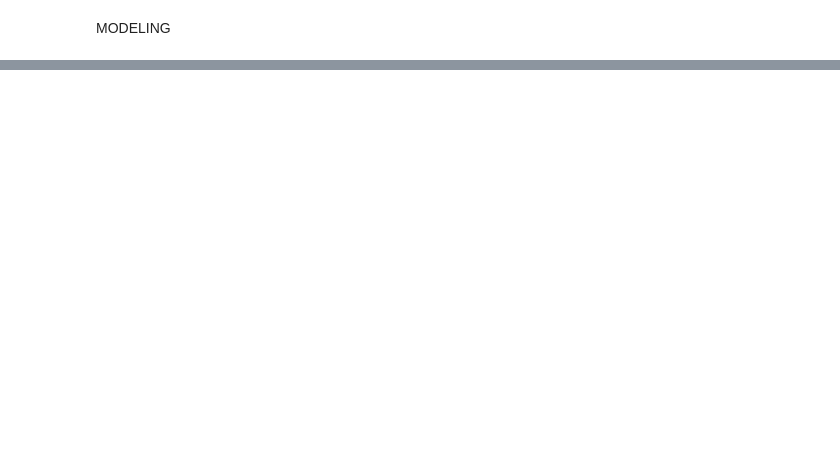
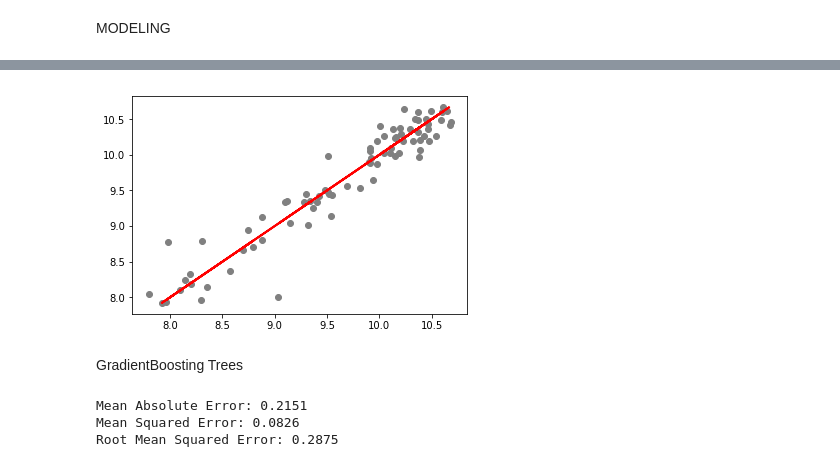
Before and after one commit to andregll/StockPredictionRegression, a Jupyter notebook: Week3HW.ipynb, the cells around one changed output, grey strips where cells are left out. Cells and saved outputs as stored; diff of their text form; code cells hidden in the pictures; blank space fills up the shorter version.

```diff
--- a/Week3HW.ipynb
+++ b/Week3HW.ipynb
@@ -122,0 +162,6 @@ MODELING
+# %%
+model_ridge = Ridge()
+model_ridge.fit(x_train, y_train)
+
+#generate predictions
+y_pred_ridge=model_ridge.predict(x_test)
@@ -122,0 +174,6 @@ MODELING
+# %%
+get_plot(y_pred_ridge)
+# %% [output]
+[figure, added]
+# %% [markdown]
+GradientBoosting Trees
@@ -122,0 +185,6 @@ MODELING
+# %%
+get_performance(y_pred_gb)
+# %% [output]
+Mean Absolute Error: 0.2151
+Mean Squared Error: 0.0826
+Root Mean Squared Error: 0.2875
```
Also changed, not shown: parts of 18 cells of this notebook.
